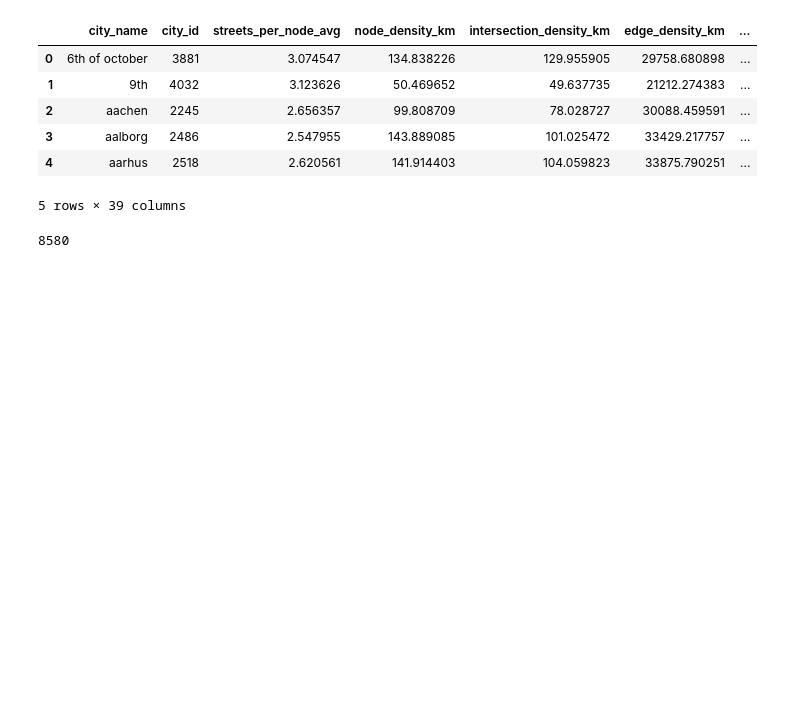
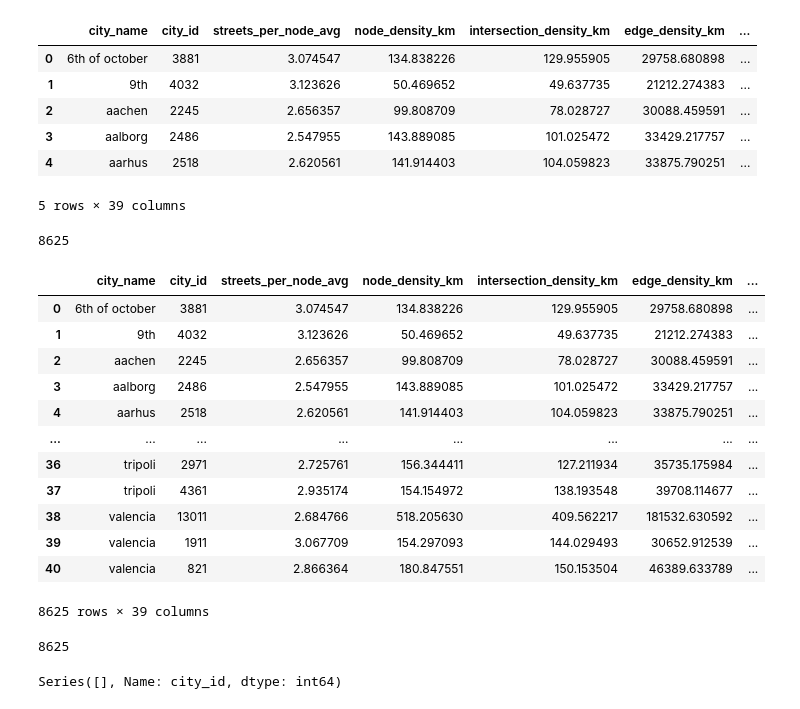
Before and after one commit to Pendulun/POC1, a Jupyter notebook: code/analiseIndicadoresMundiais/New_features_merge.ipynb, the cells around one changed output. Drawn from its saved outputs; the diff is of its cells as text; code cells hidden in the pictures; blank space fills up the shorter version.

Commit message:
Alterando escolha de cidades para id e juntando para small graphs

```diff
--- a/code/analiseIndicadoresMundiais/New_features_merge.ipynb
+++ b/code/analiseIndicadoresMundiais/New_features_merge.ipynb
@@ -6,5 +8,6 @@ computed_features_folder = pathlib.Path('./new_features/')
 # %%
-small_graphs_features_files = list(computed_features_folder.glob("small*.csv"))
+#Já pega o target_graphs
+small_graphs_features_files = list(computed_features_folder.glob("*graphs_*.csv"))
 # %%
 small = pd.read_csv(small_graphs_features_files[20])
 small.head()
@@ -42,6 +45,31 @@ small_graphs_feat_df.head()
 # %%
 len(small_graphs_feat_df)
 # %% [output]
-8580
+8625
+# %%
+small_graphs_feat_df
+# %% [output]
+|  | city_name | city_id | streets_per_node_avg | node_density_km | intersection_density_km | edge_density_km | ... |
+| 0 | 6th of october | 3881 | 3.074547 | 134.838226 | 129.955905 | 29758.680898 | ... |
+| 1 | 9th | 4032 | 3.123626 | 50.469652 | 49.637735 | 21212.274383 | ... |
+| 2 | aachen | 2245 | 2.656357 | 99.808709 | 78.028727 | 30088.459591 | ... |
+| 3 | aalborg | 2486 | 2.547955 | 143.889085 | 101.025472 | 33429.217757 | ... |
+| 4 | aarhus | 2518 | 2.620561 | 141.914403 | 104.059823 | 33875.790251 | ... |
+| ... | ... | ... | ... | ... | ... | ... | ... |
+| 36 | tripoli | 2971 | 2.725761 | 156.344411 | 127.211934 | 35735.175984 | ... |
+| 37 | tripoli | 4361 | 2.935174 | 154.154972 | 138.193548 | 39708.114677 | ... |
+| 38 | valencia | 13011 | 2.684766 | 518.205630 | 409.562217 | 181532.630592 | ... |
+| 39 | valencia | 1911 | 3.067709 | 154.297093 | 144.029493 | 30652.912539 | ... |
+| 40 | valencia | 821 | 2.866364 | 180.847551 | 150.153504 | 46389.633789 | ... |
+8625 rows × 39 columns
+# %%
+len(small_graphs_feat_df.drop_duplicates(subset=['city_id']))
+# %% [output]
+8625
+# %%
+valores = small_graphs_feat_df['city_id'].value_counts()
+valores[valores > 1]
+# %% [output]
+Series([], Name: city_id, dtype: int64)
 # %%
 orig_small_graphs_df = pd.read_csv('./data/grafos_pequenos.csv')
```
Also changed, not shown: parts of 13 cells of this notebook, 4 other files.
